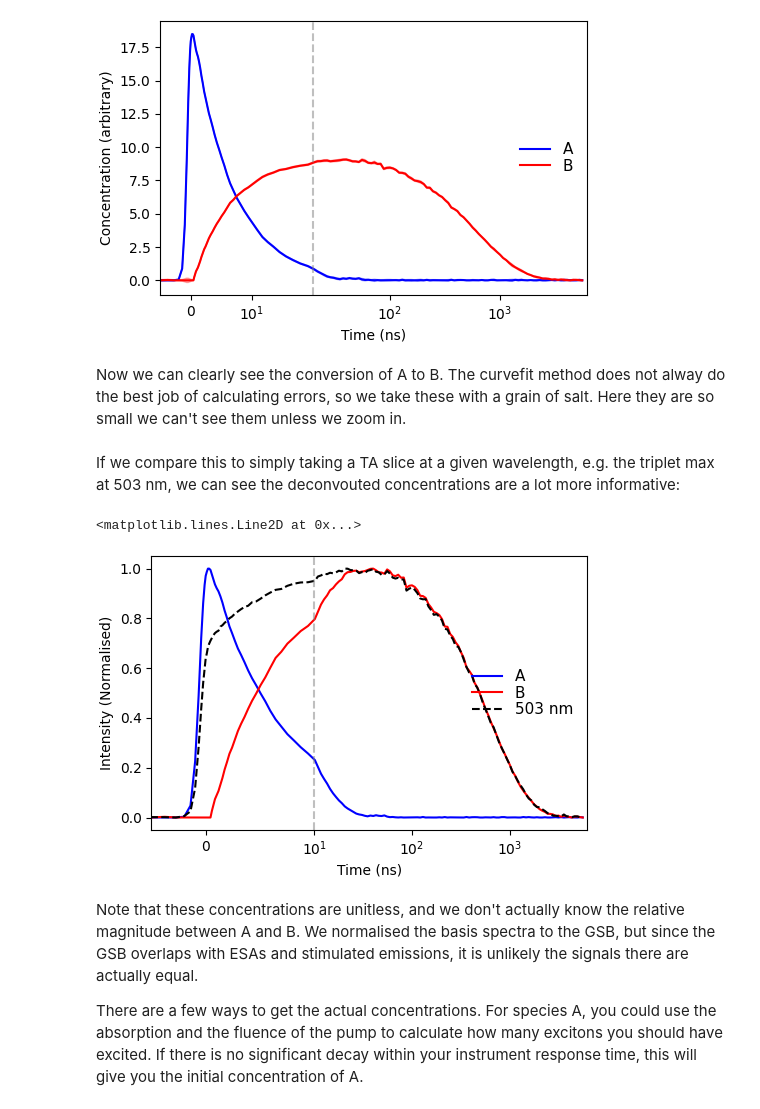
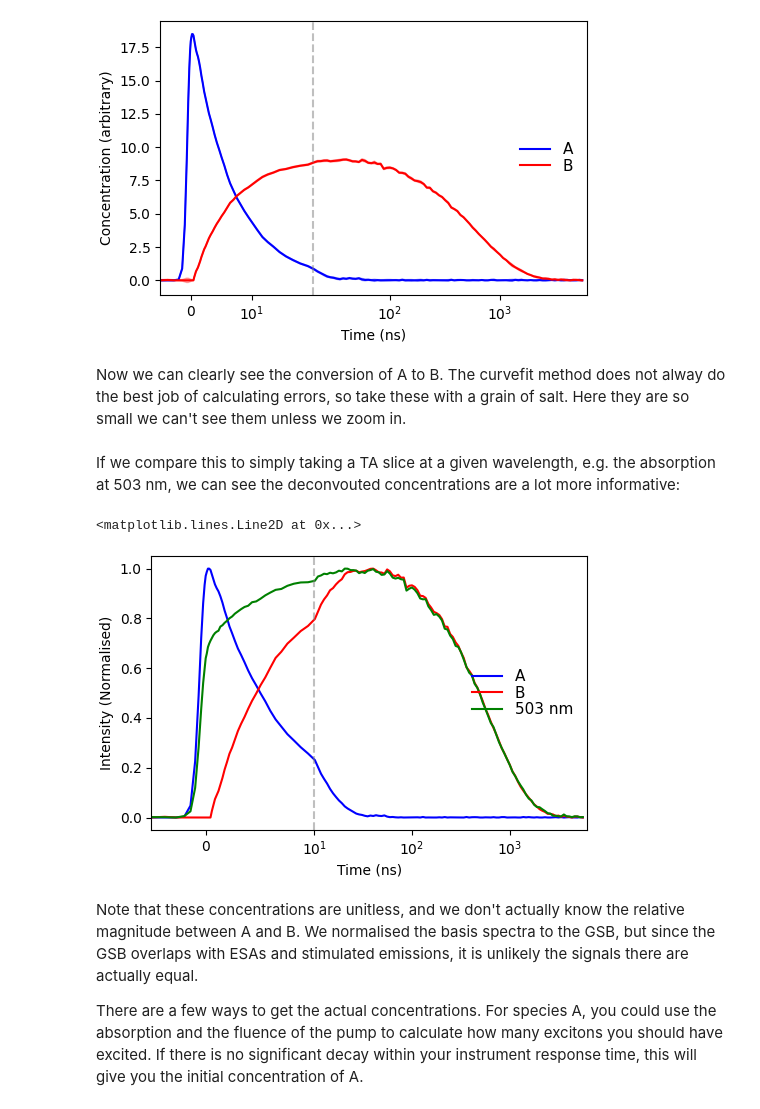
Before and after one commit to anstuart/Python_for_Optical_Spec_Analysis_JLabWorkshop, a Jupyter notebook: Workshop-Expanded.ipynb, the cells around one changed output. Saved outputs shown, nothing was run; the diff lists cells and outputs as text; code cells hidden in the pictures.

```diff
--- a/Workshop-Expanded.ipynb
+++ b/Workshop-Expanded.ipynb
@@ -777,29 +780,29 @@ plt.axvline(20,color='grey', alpha=0.5,ls='--')
 [figure]
 # %% [markdown]
 Now we can clearly see the conversion of A to B.
-The curvefit method does not alway do the best job of calculating errors, so we take these with a grain of salt. Here they are so small we can't see them unless we zoom in.
+The curvefit method does not alway do the best job of calculating errors, so take these with a grain of salt. Here they are so small we can't see them unless we zoom in.
 # %% [markdown]
-If we compare this to simply taking a TA slice at a given wavelength, e.g. the triplet max at 503 nm, we can see the deconvouted concentrations are a lot more informative:
+If we compare this to simply taking a TA slice at a given wavelength, e.g. the absorption at 503 nm, we can see the deconvouted concentrations are a lot more informative:
 # %%
 #Plot the concentrations
 fig= plt.figure(figsize=(4.5*1.1, 3*1.1),constrained_layout=True)
 plt.plot(time,C_A/np.max(C_A),c='blue',label='A')
 plt.plot(time,C_B/np.max(C_B),c='red',label='B')
 
 windex=np.argmin(np.abs(wavelength - 503))
 trace=np.mean(DA[:,windex-1:windex+1],1)
-plt.plot(time, np.abs(trace)/np.max(np.abs(trace)),'--', c='black', label="503 nm")
+plt.plot(time, np.abs(trace)/np.max(np.abs(trace)),'-', c='green', label="503 nm")
 
 plt.xlabel("Time (ns)")
 plt.ylabel("Intensity (Normalised)")
 plt.xlim([-5,1.1*time[-1]])
 # plt.ylim([0,1.36])
 plt.legend(frameon=False,labelspacing=0.1,fontsize=11,loc='center right')
 plt.xscale('symlog',linthresh=10)
 plt.axvline(10,color='grey', alpha=0.5,ls='--')
 # %% [output]
 <matplotlib.lines.Line2D at 0x...>
-[figure, old version]
+[figure, new version]
 # %% [markdown]
 Note that these concentrations are unitless, and we don't actually know the relative magnitude between A and B. We normalised the basis spectra to the GSB, but since the GSB overlaps with ESAs and stimulated emissions, it is unlikely the signals there are actually equal.
 
```
Also changed, not shown: parts of 8 cells of this notebook.
